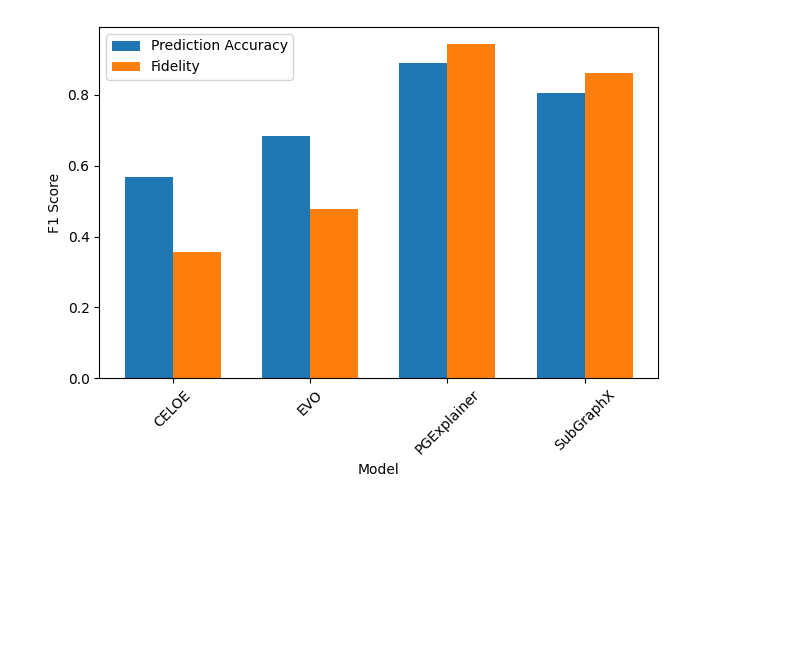
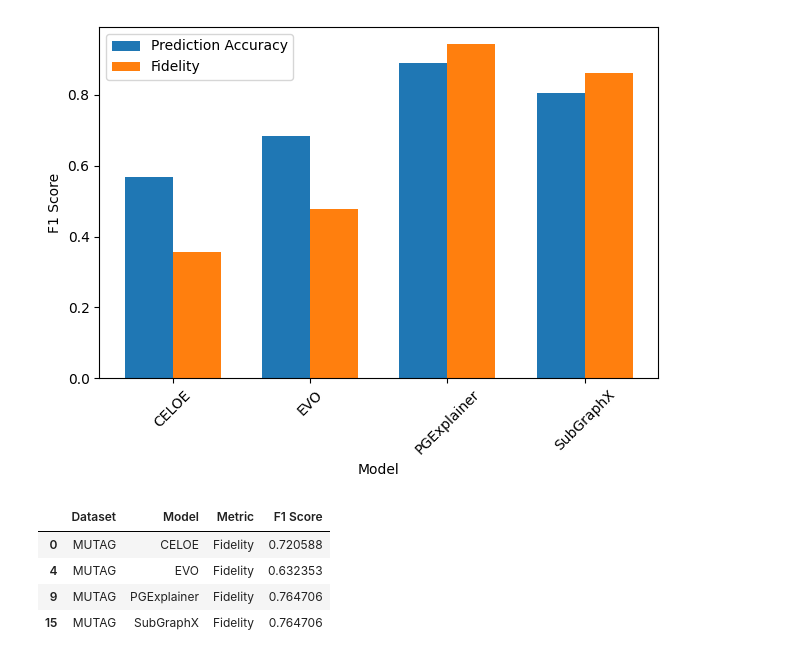
Before and after one commit to sapkotaruz11/EDGE, a Jupyter notebook: results/dataframes/resutls_vizualizations_micro.ipynb, the cells around one changed output. Drawn from its saved outputs; the diff is of its cells as text; code cells hidden in the pictures; blank space fills up the shorter version.

```diff
--- a/results/dataframes/resutls_vizualizations_micro.ipynb
+++ b/results/dataframes/resutls_vizualizations_micro.ipynb
@@ -155,3 +157,48 @@ plt.tight_layout()
 plt.show()
 # %% [output]
 [figure]
+# %%
+def filter_df(df, models, eval_metrics, metric_type):
+    """
+    Filter the DataFrame based on provided models, a list of evaluation metrics,
+    and a metric type (Fidelity or Prediction Accuracy),
+    and return selected columns including the dataset name.
+
+    :param df: DataFrame containing the dataset.
+    :param models: List of model names to filter.
+    :param eval_metrics: List of evaluation metrics to filter (e.g., ['F1 Score', 'Precision']).
+    :param metric_type: Type of metric (e.g., 'Fidelity', 'Prediction Accuracy').
+    :return: Filtered DataFrame with selected columns.
+    """
+    # Define the columns to return - adding 'Dataset' to the list
+    columns_to_return = ["Dataset", "Model", "Metric"] + eval_metrics
+
+    # Filtering the DataFrame
+    filtered_df = df[
+        (df["Model"].isin(models)) & (df["Metric"].str.contains(metric_type))
+    ]
+
+    # Checking for multiple evaluation metrics and filtering
+    for metric in eval_metrics:
+        if metric not in df.columns:
+            raise ValueError(f"Metric '{metric}' not found in DataFrame columns")
+
+    # Returning only the specified columns
+    return filtered_df[columns_to_return]
+# %%
+# Precision	Recall	F1 Score	Jaccard Similarity
+# Prediction Accuracy
+
+filtered_data = filter_df(
+    df,
+    ["SubGraphX", "CELOE", "PGExplainer", "EVO"],
+    ["F1 Score"],
+    "Fidelity",
+)
+filtered_data[filtered_data["Dataset"] == "MUTAG"]
+# %% [output]
+|  | Dataset | Model | Metric | F1 Score |
+| 0 | MUTAG | CELOE | Fidelity | 0.720588 |
+| 4 | MUTAG | EVO | Fidelity | 0.632353 |
+| 9 | MUTAG | PGExplainer | Fidelity | 0.764706 |
+| 15 | MUTAG | SubGraphX | Fidelity | 0.764706 |
```
Also changed, not shown: parts of 4 cells of this notebook, 8 other files.
